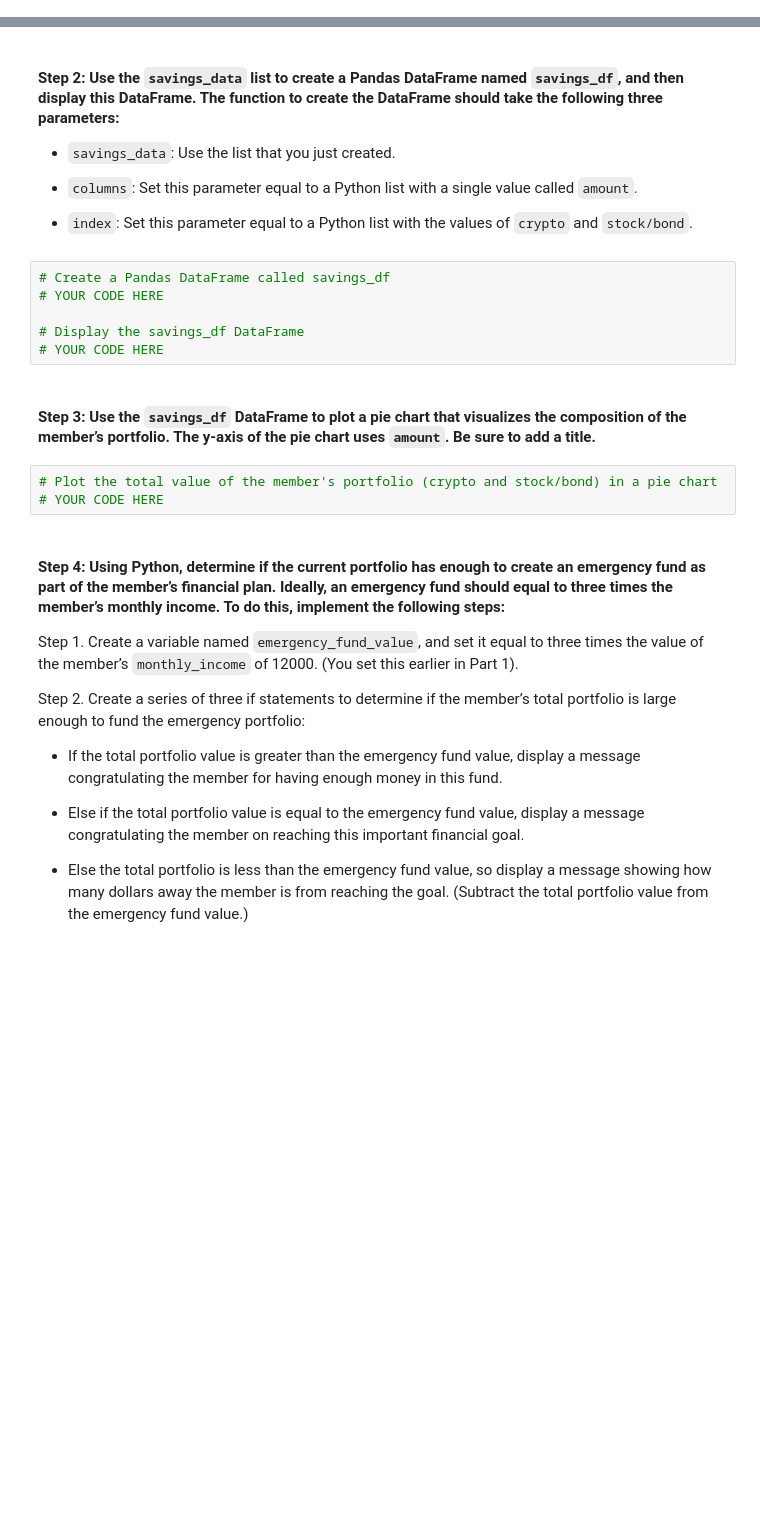
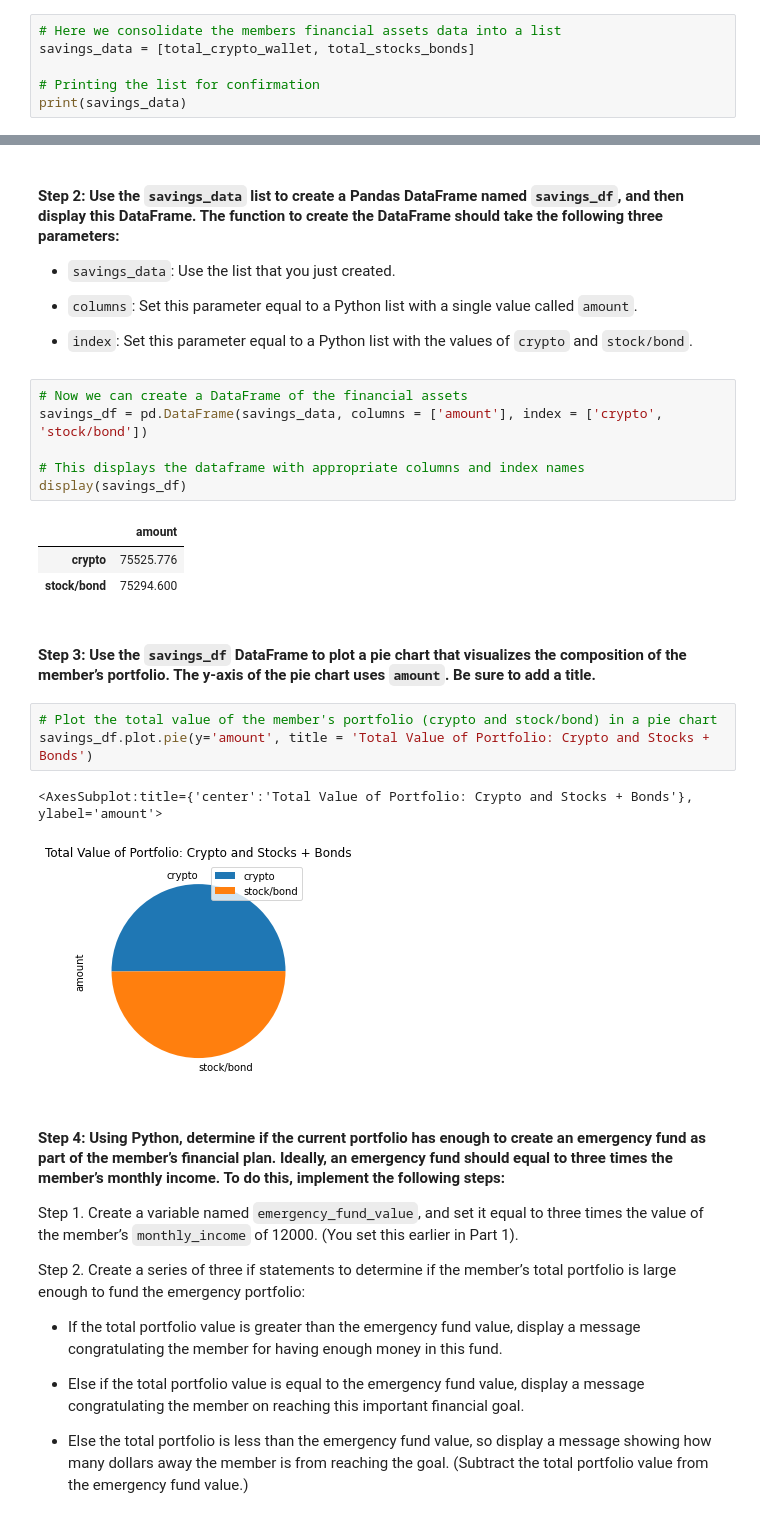
Before and after one commit to EmilyBertani/Challenge_5, a Jupyter notebook: financial_planning_tools.ipynb, the cells around one changed output, grey strips where cells are left out. Saved outputs shown, nothing was run; the diff lists cells and outputs as text; blank space fills up the shorter version.

```diff
--- a/financial_planning_tools.ipynb
+++ b/financial_planning_tools.ipynb
@@ -321,0 +316,6 @@ In this section, you’ll use the valuations for the cryptocurrency wallet and f
+# %%
+# Here we consolidate the members financial assets data into a list
+savings_data = [total_crypto_wallet, total_stocks_bonds]
+
+# Printing the list for confirmation
+print(savings_data)
@@ -327,17 +329,24 @@ In this section, you’ll use the valuations for the cryptocurrency wallet and f
 - `columns`: Set this parameter equal to a Python list with a single value called `amount`.
 
 - `index`: Set this parameter equal to a Python list with the values of `crypto` and `stock/bond`.
-# %%
-# Create a Pandas DataFrame called savings_df
-# YOUR CODE HERE
-
-# Display the savings_df DataFrame
-# YOUR CODE HERE
+# %%
+# Now we can create a DataFrame of the financial assets
+savings_df = pd.DataFrame(savings_data, columns = ['amount'], index = ['crypto', 'stock/bond'])
+
+# This displays the dataframe with appropriate columns and index names
+display(savings_df)
+# %% [output]
+|  | amount |
+| crypto | 75525.776 |
+| stock/bond | 75294.600 |
 # %% [markdown]
 #### Step 3: Use the `savings_df` DataFrame to plot a pie chart that visualizes the composition of the member’s portfolio. The y-axis of the pie chart uses `amount`. Be sure to add a title.
 # %%
 # Plot the total value of the member's portfolio (crypto and stock/bond) in a pie chart
-# YOUR CODE HERE
+savings_df.plot.pie(y='amount', title = 'Total Value of Portfolio: Crypto and Stocks + Bonds')
+# %% [output]
+<AxesSubplot:title={'center':'Total Value of Portfolio: Crypto and Stocks + Bonds'}, ylabel='amount'>
+[figure, added]
 # %% [markdown]
 #### Step 4: Using Python, determine if the current portfolio has enough to create an emergency fund as part of the member’s financial plan. Ideally, an emergency fund should equal to three times the member’s monthly income. To do this, implement the following steps:
 
```
Also changed, not shown: parts of 6 cells of this notebook.
